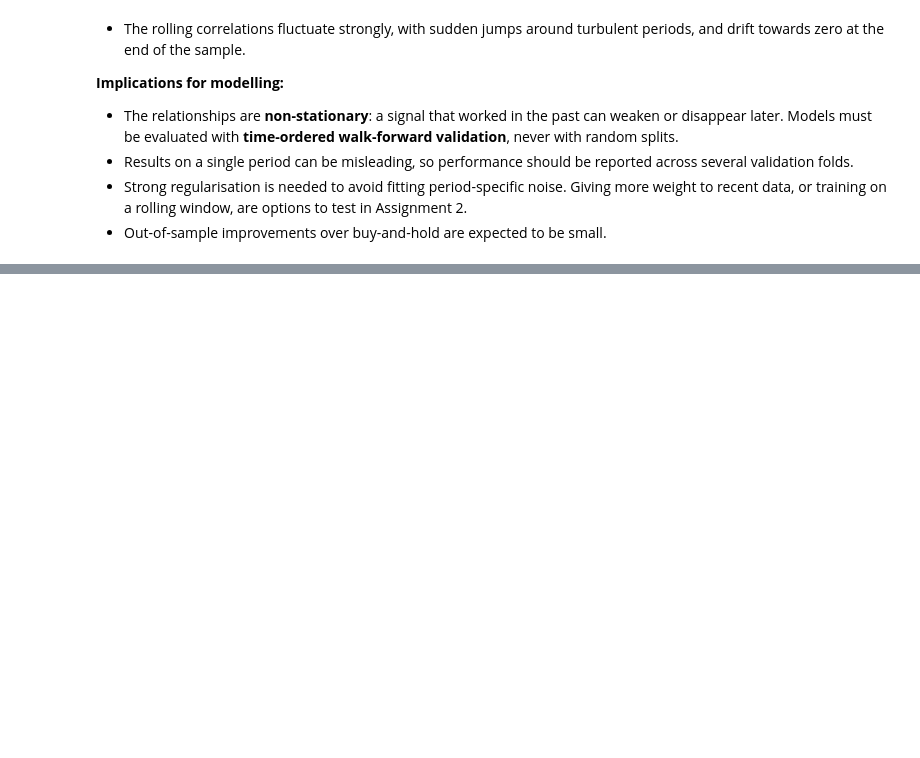
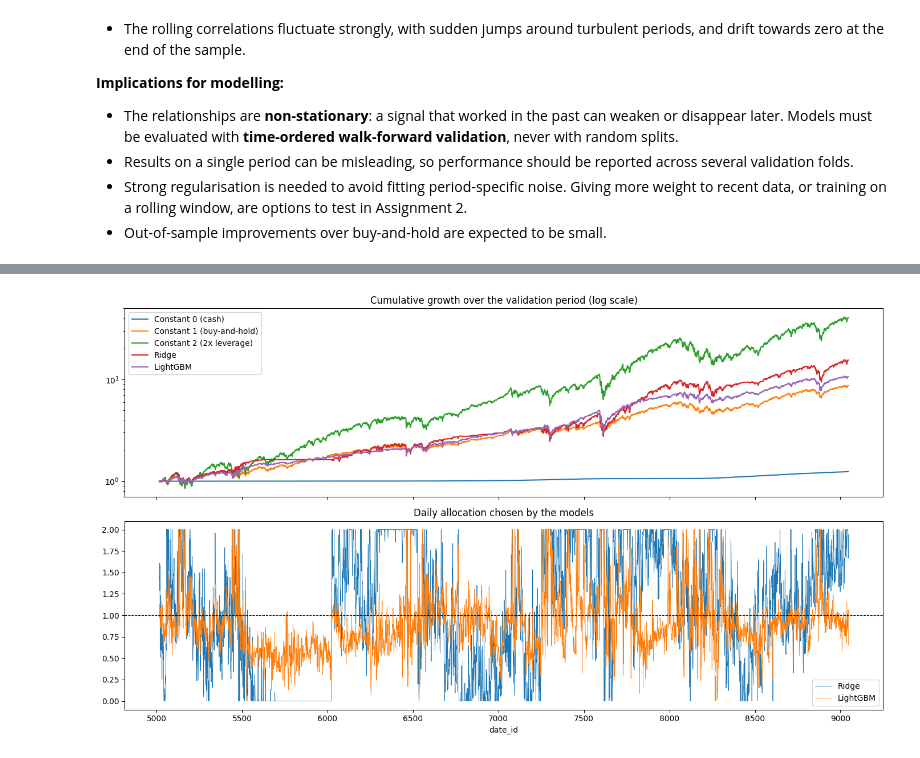
Before and after one commit to ceng313-2026/GROUP59_CENG313, a Jupyter notebook: assignment1_eda_baseline.ipynb, the cells around one changed output, grey strips where cells are left out. Cells and saved outputs as stored; diff of their text form; code cells hidden in the pictures; blank space fills up the shorter version.

```diff
--- a/assignment1_eda_baseline.ipynb
+++ b/assignment1_eda_baseline.ipynb
@@ -430,0 +540,12 @@ plt.show()
+# %%
+val_idx = np.concatenate([va for _, va in splits])
+val = df_model.iloc[val_idx]
+
+overall_rows = []
+for name, r in results.items():
+    score, details = utils.adjusted_sharpe(
+        r["allocations"].iloc[val_idx], val["forward_returns"], val["risk_free_rate"], return_details=True
+    )
+    overall_rows.append({"model": name, "score": score, **details})
+
+pd.DataFrame(overall_rows).set_index("model").round(3)
@@ -430,0 +566,21 @@ plt.show()
+# %%
+fig, axes = plt.subplots(2, 1, figsize=(14, 8), sharex=True)
+
+for name, r in results.items():
+    alloc = r["allocations"].iloc[val_idx].values
+    strat = val["risk_free_rate"].values * (1 - alloc) + alloc * val["forward_returns"].values
+    axes[0].plot(val["date_id"], np.cumprod(1 + strat), label=name)
+axes[0].set_yscale("log")
+axes[0].set_title("Cumulative growth over the validation period (log scale)")
+axes[0].legend()
+
+for name in ["Ridge", "LightGBM"]:
+    axes[1].plot(val["date_id"], results[name]["allocations"].iloc[val_idx], lw=0.6, label=name)
+axes[1].axhline(1, color="black", lw=0.8, ls="--")
+axes[1].set_title("Daily allocation chosen by the models")
+axes[1].set_xlabel("date_id")
+axes[1].legend()
+plt.tight_layout()
+plt.show()
+# %% [output]
+[figure, added]
```
Also changed, not shown: parts of 14 cells of this notebook.
